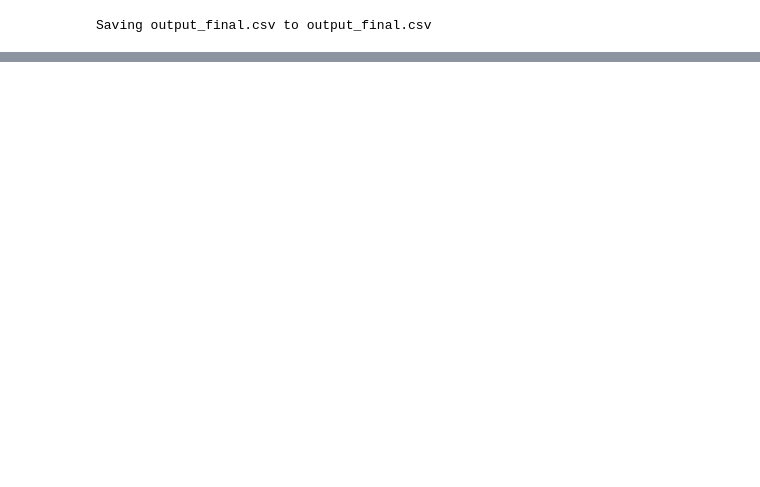
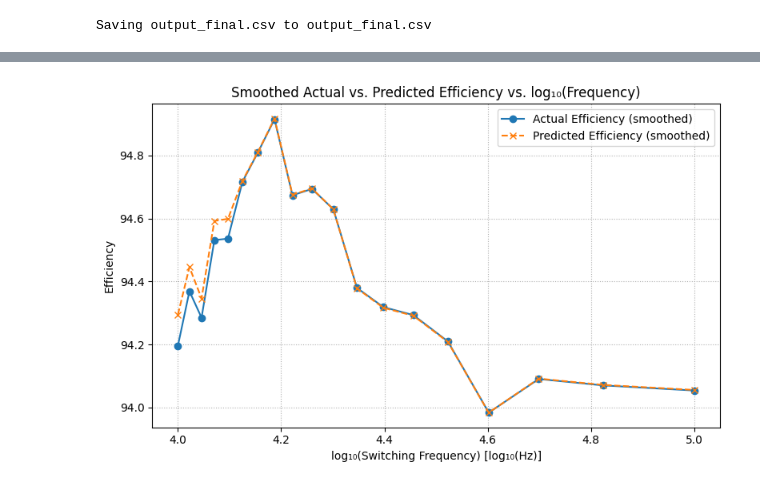
Before and after one commit to Ashutosh-C605/C_codes-templates, a Jupyter notebook: Explo-model.ipynb, the cells around one changed output, grey strips where cells are left out. Saved outputs shown, nothing was run; the diff lists cells and outputs as text; code cells hidden in the pictures; blank space fills up the shorter version.

```diff
--- a/Explo-model.ipynb
+++ b/Explo-model.ipynb
@@ -175,3 +175,40 @@ plt.show()
+# %%
+
+# 1) Build a DataFrame of frequency (raw and log), actual & predicted efficiency
+df_plot = pd.DataFrame({
+    'fs':        test_df['fs'],                   # raw switching frequency (Hz)
+    'fs_log':    np.log10(test_df['fs']),         # log₁₀ of frequency
+    'eff_true':  y_test['eff'].values,            # actual efficiency
+    'eff_pred':  y_pred[:, 0]                     # predicted efficiency
+})
+
+# 2) For each unique log‑frequency, pick the one point with smallest absolute error
+df_plot['err'] = np.abs(df_plot.eff_true - df_plot.eff_pred)
+best_idxs = df_plot.groupby('fs_log')['err'].idxmin()
+df_unique = df_plot.loc[best_idxs].sort_values('fs_log').reset_index(drop=True)
+
+# 3) Smooth both curves with a centered rolling window of size 5
+window = 5
+df_unique['eff_true_sm'] = df_unique['eff_true'].rolling(window, center=True, min_periods=1).mean()
+df_unique['eff_pred_sm'] = df_unique['eff_pred'].rolling(window, center=True, min_periods=1).mean()
+
+# 4) Plot against log10(fs) directly
+plt.figure(figsize=(8, 5))
+
+plt.plot(df_unique['fs_log'], df_unique['eff_true_sm'],
+         label='Actual Efficiency (smoothed)', marker='o', linestyle='-')
+plt.plot(df_unique['fs_log'], df_unique['eff_pred_sm'],
+         label='Predicted Efficiency (smoothed)', marker='x', linestyle='--')
+
+plt.xlabel('log₁₀(Switching Frequency) [log₁₀(Hz)]')
+plt.ylabel('Efficiency')
+plt.title('Smoothed Actual vs. Predicted Efficiency vs. log₁₀(Frequency)')
+plt.grid(True, which='both', linestyle=':')
+plt.legend()
+plt.tight_layout()
+plt.show()
+# %% [output]
+[figure, added]
 # %%
 # Train Predictions
 y_train_pred_scaled = model.predict(X_train_scaled)
```
Also changed, not shown: parts of 8 cells of this notebook.
